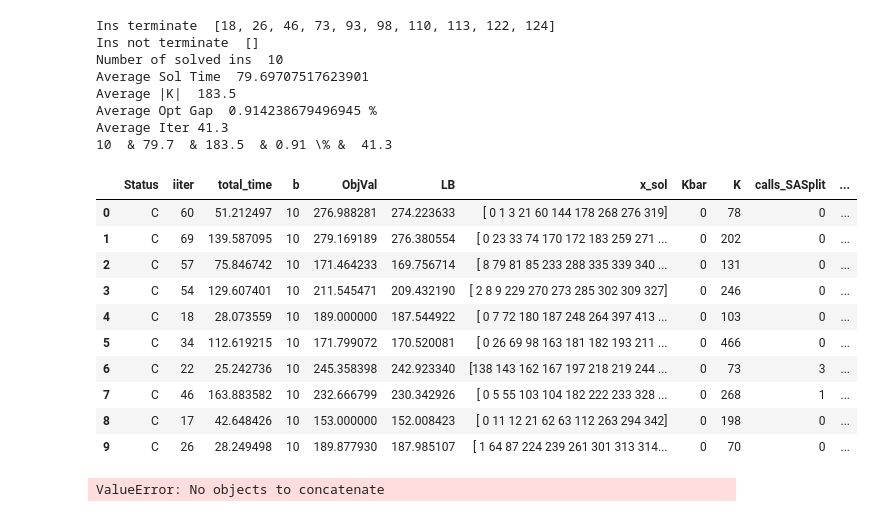
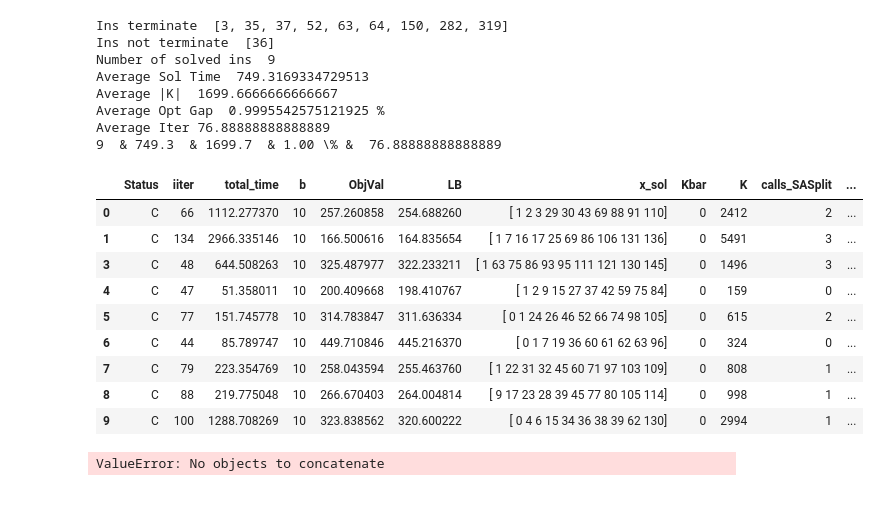
Before and after one commit to diHnguyen/SSPI, a Jupyter notebook: PythonConversion/Dec2024_Output/ProcessOutput.ipynb, the cells around one changed output. Cells and saved outputs as stored; diff of their text form; code cells hidden in the pictures.

```diff
--- a/PythonConversion/Dec2024_Output/ProcessOutput.ipynb
+++ b/PythonConversion/Dec2024_Output/ProcessOutput.ipynb
@@ -5,12 +5,12 @@ import os
 import numpy as np
 
 os.chdir("/Users/dinguyen/Desktop/Local Documents/GitHub/Paper5/PythonConversion/")
-N = 50 #50
+N = 30 #50
 
 # N30
 # ins = [1,2,5,6,7,8,9,10,11,12]
 # ins = [4,20,83,99,107,166,172,174,200,241]
-# ins = [3,35,36,37,52,63,64,150, 282,319]
+ins = [3,35,36,37,52,63,64,150, 282,319]
 
 # N40
 # ins = [1, 3, 5, 6, 7, 9, 10, 11, 12, 13]
@@ -19,7 +19,7 @@ N = 50 #50
 
 # N50
 # ins =  [2, 6, 7, 10, 13, 14, 15, 16, 17, 21]
-ins =  [18, 26, 46, 73, 93, 98, 110, 113, 122, 124]
+# ins =  [18, 26, 46, 73, 93, 98, 110, 113, 122, 124]
 # ins =  [1, 3, 4, 5, 8, 9, 11, 12, 19, 20]
 # Desktop/Local Documents/GitHub/Paper5/PythonConversion/Dec2024_Output/Iter/main_singleCut_combinedStratV1_WarmStart_threshold_p_15_N40_56.txt
 
@@ -65,51 +65,50 @@ def processMain(N, ins):
     df_filtered = df_filtered[df_filtered.Status == "C"]
     # df_filtered = df_filtered[~df_filtered['Ins'].isin(ins_not_terminate)]
     # df_filtered = df_filtered.groupby('Ins').apply(
     #     lambda group: group[group['total_time'] == group['total_time'].max()])
     # df_filtered = df_filtered.reset_index(drop=True)
     df_filtered["OptGap"] = (df_filtered.ObjVal-df_filtered.LB)/df_filtered.ObjVal*100
     solved_ins = len(df_filtered)
     avg_time = df_filtered['total_time'].mean()
     avg_K = df_filtered['K'].mean()
     opt_gap = df_filtered["OptGap"].mean()
     avg_iter = df_filtered["iiter"].mean()+1
     print("Number of solved ins ", solved_ins)
     print("Average Sol Time ", avg_time)
     print("Average |K| ", avg_K)
     print("Average Opt Gap ", opt_gap,"%")
     print("Average Iter", avg_iter)
     # {number:.2f}
     print(str(solved_ins), " & %.1f"  % avg_time, " & %.1f" % avg_K, " & %.2f" %opt_gap, "\% & ",str(avg_iter) )
 
 
     # print(output)
     # for i in range(5):
     #     output = pd.read_csv(EXP+"_N"+str(N)+"_"+str(i+1)+".txt", sep=";", header=None)
 
     return df_filtered
 
 df_default = processMain(N,ins)
 df_default
 # %% [output]
-Ins terminate  [18, 26, 46, 73, 93, 98, 110, 113, 122, 124]
-Ins not terminate  []
-Number of solved ins  10
-Average Sol Time  79.69707517623901
-Average |K|  183.5
-Average Opt Gap  0.914238679496945 %
-Average Iter 41.3
-10  & 79.7  & 183.5  & 0.91 \% &  41.3
+Ins terminate  [3, 35, 37, 52, 63, 64, 150, 282, 319]
+Ins not terminate  [36]
+Number of solved ins  9
+Average Sol Time  749.3169334729513
+Average |K|  1699.6666666666667
+Average Opt Gap  0.9995542575121925 %
+Average Iter 76.88888888888889
+9  & 749.3  & 1699.7  & 1.00 \% &  76.88888888888889
 |  | Status | iiter | total_time | b | ObjVal | LB | x_sol | Kbar | K | calls_SASplit | ... |
-| 0 | C | 60 | 51.212497 | 10 | 276.988281 | 274.223633 | [ 0 1 3 21 60 144 178 268 276 319] | 0 | 78 | 0 | ... |
-| 1 | C | 69 | 139.587095 | 10 | 279.169189 | 276.380554 | [ 0 23 33 74 170 172 183 259 271 ... | 0 | 202 | 0 | ... |
-| 2 | C | 57 | 75.846742 | 10 | 171.464233 | 169.756714 | [ 8 79 81 85 233 288 335 339 340 ... | 0 | 131 | 0 | ... |
-| 3 | C | 54 | 129.607401 | 10 | 211.545471 | 209.432190 | [ 2 8 9 229 270 273 285 302 309 327] | 0 | 246 | 0 | ... |
-| 4 | C | 18 | 28.073559 | 10 | 189.000000 | 187.544922 | [ 0 7 72 180 187 248 264 397 413 ... | 0 | 103 | 0 | ... |
-| 5 | C | 34 | 112.619215 | 10 | 171.799072 | 170.520081 | [ 0 26 69 98 163 181 182 193 211 ... | 0 | 466 | 0 | ... |
-| 6 | C | 22 | 25.242736 | 10 | 245.358398 | 242.923340 | [138 143 162 167 197 218 219 244 ... | 0 | 73 | 3 | ... |
-| 7 | C | 46 | 163.883582 | 10 | 232.666799 | 230.342926 | [ 0 5 55 103 104 182 222 233 328 ... | 0 | 268 | 1 | ... |
-| 8 | C | 17 | 42.648426 | 10 | 153.000000 | 152.008423 | [ 0 11 12 21 62 63 112 263 294 342] | 0 | 198 | 0 | ... |
-| 9 | C | 26 | 28.249498 | 10 | 189.877930 | 187.985107 | [ 1 64 87 224 239 261 301 313 314... | 0 | 70 | 0 | ... |
+| 0 | C | 66 | 1112.277370 | 10 | 257.260858 | 254.688260 | [ 1 2 3 29 30 43 69 88 91 110] | 0 | 2412 | 2 | ... |
+| 1 | C | 134 | 2966.335146 | 10 | 166.500616 | 164.835654 | [ 1 7 16 17 25 69 86 106 131 136] | 0 | 5491 | 3 | ... |
+| 3 | C | 48 | 644.508263 | 10 | 325.487977 | 322.233211 | [ 1 63 75 86 93 95 111 121 130 145] | 0 | 1496 | 3 | ... |
+| 4 | C | 47 | 51.358011 | 10 | 200.409668 | 198.410767 | [ 1 2 9 15 27 37 42 59 75 84] | 0 | 159 | 0 | ... |
+| 5 | C | 77 | 151.745778 | 10 | 314.783847 | 311.636334 | [ 0 1 24 26 46 52 66 74 98 105] | 0 | 615 | 2 | ... |
+| 6 | C | 44 | 85.789747 | 10 | 449.710846 | 445.216370 | [ 0 1 7 19 36 60 61 62 63 96] | 0 | 324 | 0 | ... |
+| 7 | C | 79 | 223.354769 | 10 | 258.043594 | 255.463760 | [ 1 22 31 32 45 60 71 97 103 109] | 0 | 808 | 1 | ... |
+| 8 | C | 88 | 219.775048 | 10 | 266.670403 | 264.004814 | [ 9 17 23 28 39 45 77 80 105 114] | 0 | 998 | 1 | ... |
+| 9 | C | 100 | 1288.708269 | 10 | 323.838562 | 320.600222 | [ 0 4 6 15 34 36 38 39 62 130] | 0 | 2994 | 1 | ... |
 # %%
 import pandas as pd
 import os
```
